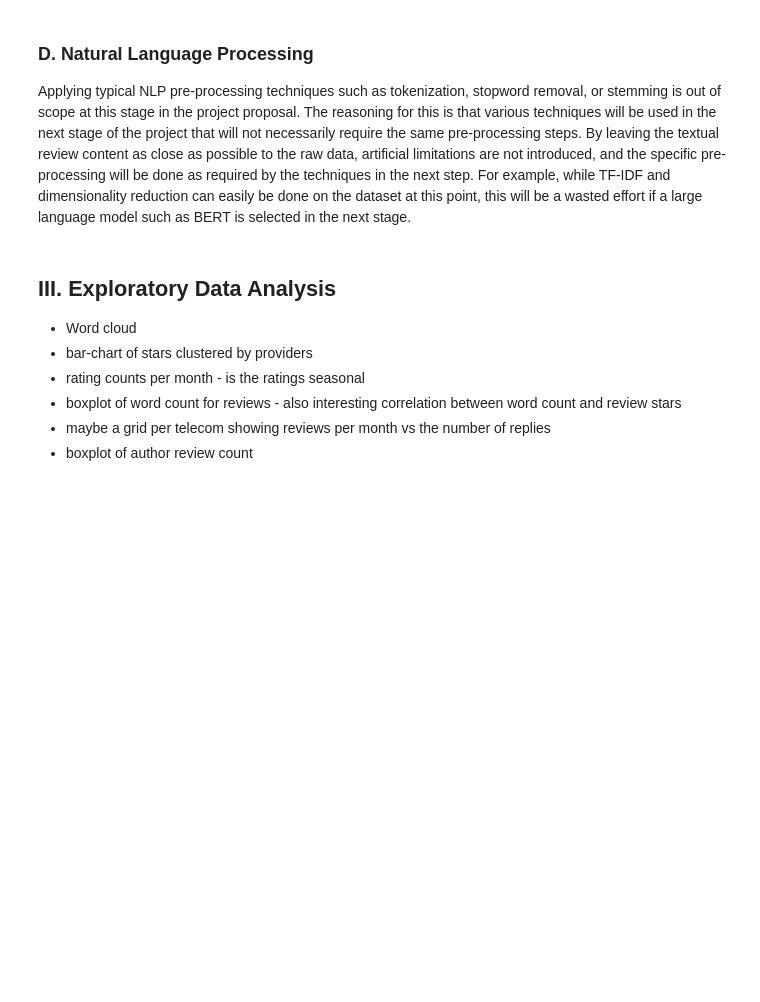
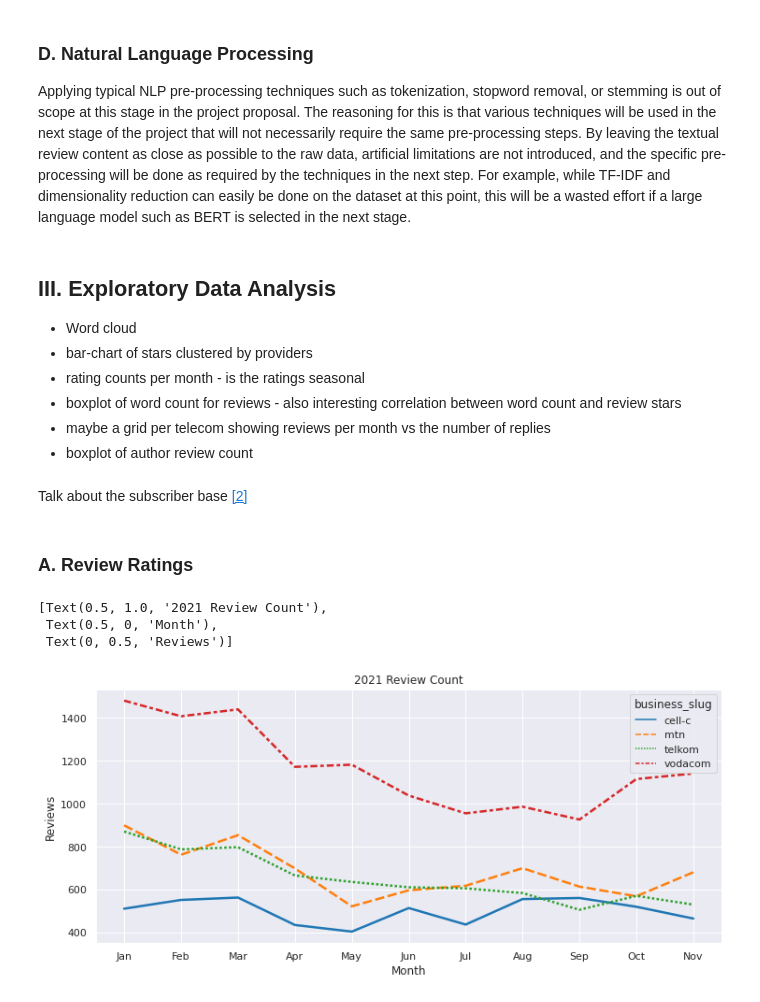
Before and after one commit to JohnnyFoulds/dsm020-2021-oct, a Jupyter notebook: coursework_01/cw.ipynb, the cells around one changed output. Cells and saved outputs as stored; diff of their text form; code cells hidden in the pictures; blank space fills up the shorter version.

```diff
--- a/coursework_01/cw.ipynb
+++ b/coursework_01/cw.ipynb
@@ -760,0 +759,4 @@ df_reviews.shape
+# %%
+# reset the dataframe index
+df_reviews.reset_index(drop=True, inplace=True)
+df_reviews.shape
@@ -771,3 +775,46 @@ Applying typical NLP pre-processing techniques such as tokenization, stopword re
 - boxplot of word count for reviews - also interesting correlation between word count and review stars
 - maybe a grid per telecom showing reviews per month vs the number of replies
 - boxplot of author review count
+# %%
+# set the plot style
+sns.set_theme(style="whitegrid")
+sns.set(rc={"figure.figsize":(12, 5)})
+
+# exclude december 2021 data is it is not a complete month
+stop_at = datetime.datetime(2021, 12, 1)
+df_eda = df_reviews.query('created_at < @stop_at').reset_index(drop=True)
+# %% [markdown]
+Talk about the subscriber base <a href='#telecom_size'>[2]</a>
+# %% [markdown]
+### A. Review Ratings
+# %%
+# group the ratings by month per bussiness
+df_grouped_month = df_eda.groupby('business_slug').resample('M', on='created_at').agg({
+    'replied': 'count',
+    'review_rating': 'mean',
+    'nps_rating': 'mean',
+    'id': 'count'
+}).rename(columns = {'id':'counts'})
+
+df_grouped_month['month'] = df_grouped_month.index.get_level_values('created_at').strftime('%b')
+#df_grouped_month
+# %%
+review_count_plot = sns.lineplot(
+    data=df_grouped_month,
+    x='month',
+    y='counts',
+    hue='business_slug',
+    style='business_slug',
+    palette="tab10",
+    linewidth=2.5)
+
+review_count_plot.set(
+    title='2021 Review Count',
+    xlabel='Month',
+    ylabel='Reviews'
+)
+# %% [output]
+[Text(0.5, 1.0, '2021 Review Count'),
+ Text(0.5, 0, 'Month'),
+ Text(0, 0.5, 'Reviews')]
+[figure, added]
```
Also changed, not shown: parts of 11 cells of this notebook.
